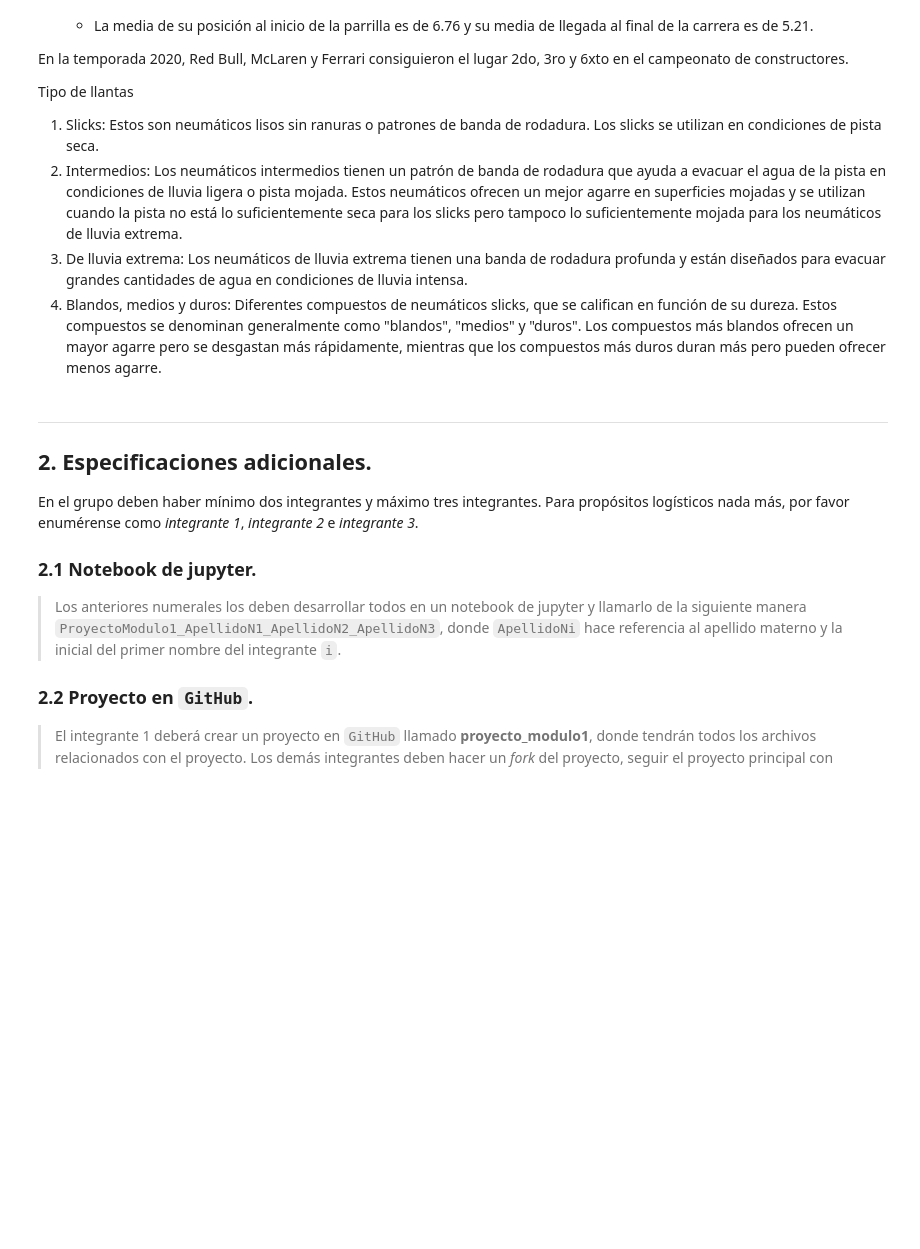
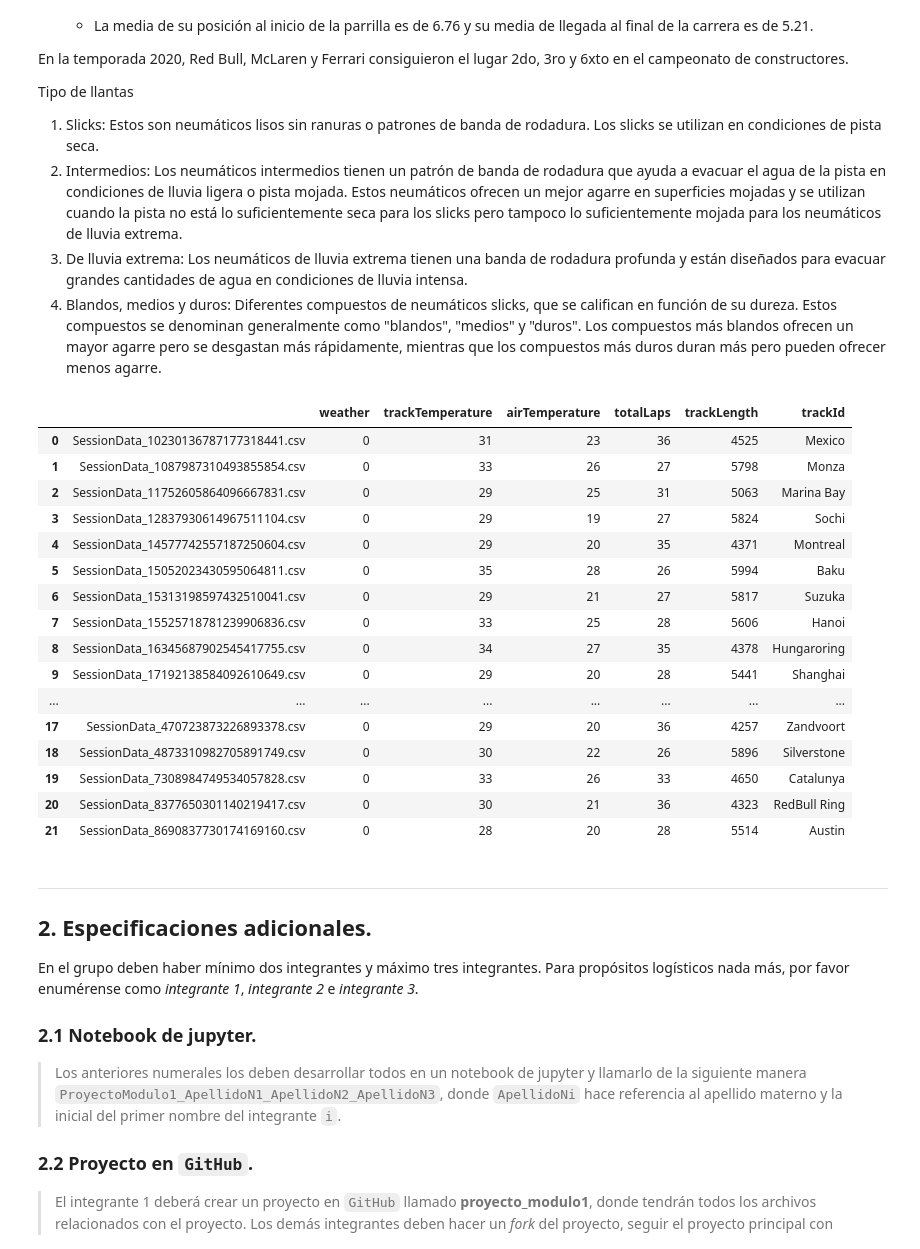
Before and after one commit to carolanb/Proyecto_modulo1, a Jupyter notebook: GuiaProyectoActual.ipynb, the cells around one changed output. Drawn from its saved outputs; the diff is of its cells as text; code cells hidden in the pictures; blank space fills up the shorter version.

```diff
--- a/GuiaProyectoActual.ipynb
+++ b/GuiaProyectoActual.ipynb
@@ -165,3 +167,24 @@ Tipo de llantas
+# %%
+d_trk_temp = pd.read_excel("session data.xlsx")
+d_trk_temp
+# %% [output]
+|  |  | weather | trackTemperature | airTemperature | totalLaps | trackLength | trackId |
+| 0 | SessionData_10230136787177318441.csv | 0 | 31 | 23 | 36 | 4525 | Mexico |
+| 1 | SessionData_1087987310493855854.csv | 0 | 33 | 26 | 27 | 5798 | Monza |
+| 2 | SessionData_11752605864096667831.csv | 0 | 29 | 25 | 31 | 5063 | Marina Bay |
+| 3 | SessionData_12837930614967511104.csv | 0 | 29 | 19 | 27 | 5824 | Sochi |
+| 4 | SessionData_14577742557187250604.csv | 0 | 29 | 20 | 35 | 4371 | Montreal |
+| 5 | SessionData_15052023430595064811.csv | 0 | 35 | 28 | 26 | 5994 | Baku |
+| 6 | SessionData_15313198597432510041.csv | 0 | 29 | 21 | 27 | 5817 | Suzuka |
+| 7 | SessionData_15525718781239906836.csv | 0 | 33 | 25 | 28 | 5606 | Hanoi |
+| 8 | SessionData_16345687902545417755.csv | 0 | 34 | 27 | 35 | 4378 | Hungaroring |
+| 9 | SessionData_17192138584092610649.csv | 0 | 29 | 20 | 28 | 5441 | Shanghai |
+| ... | ... | ... | ... | ... | ... | ... | ... |
+| 17 | SessionData_470723873226893378.csv | 0 | 29 | 20 | 36 | 4257 | Zandvoort |
+| 18 | SessionData_4873310982705891749.csv | 0 | 30 | 22 | 26 | 5896 | Silverstone |
+| 19 | SessionData_7308984749534057828.csv | 0 | 33 | 26 | 33 | 4650 | Catalunya |
+| 20 | SessionData_8377650301140219417.csv | 0 | 30 | 21 | 36 | 4323 | RedBull Ring |
+| 21 | SessionData_8690837730174169160.csv | 0 | 28 | 20 | 28 | 5514 | Austin |
 # %% [markdown]
 ___
 ## 2. Especificaciones adicionales.
```
Also changed, not shown: parts of 1 cell of this notebook.
